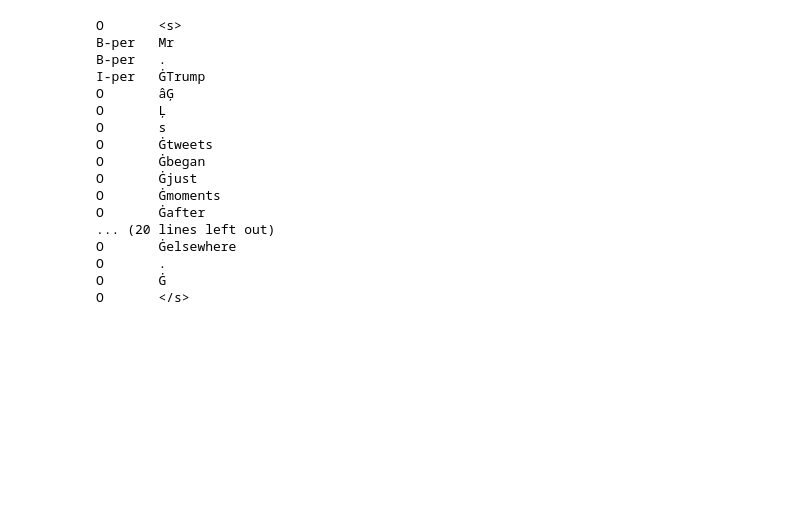
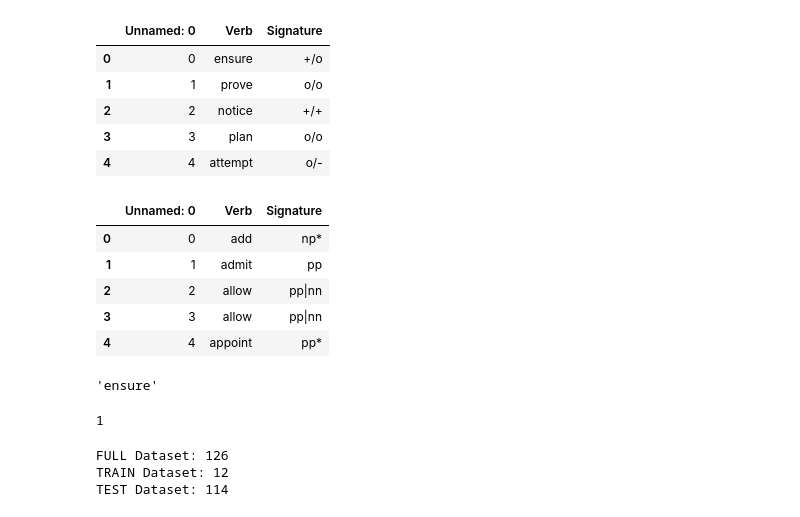
Before and after one commit to eric11eca/Udep2Mono, a Jupyter notebook: src/Transformer Named Entity Recognition.ipynb, the cells around one changed output. Drawn from its saved outputs; the diff is of its cells as text; code cells hidden in the pictures; blank space fills up the shorter version.

Commit message:
add transfomer implicative notebook

```diff
--- a/src/Transformer Named Entity Recognition.ipynb
+++ b/src/Transformer Named Entity Recognition.ipynb
@@ -345,21 +5,34 @@ for token, label_idx in zip(tokens, label_indices[0]):
-# %%
-for token, label in zip(new_tokens, new_labels):
-    print("{}\t{}".format(label, token))
-# %% [output]
-O       <s>
-B-per   Mr
-B-per   .
-I-per   ĠTrump
-O       âĢ
-O       Ļ
-O       s
-O       Ġtweets
-O       Ġbegan
-O       Ġjust
-O       Ġmoments
-O       Ġafter
-... (20 lines left out)
-O       Ġelsewhere
-O       .
-O       Ġ
-O       </s>
+# %%
+df1 = pd.read_csv("verb_veridicality.csv")
+df1.head()
+# %% [output]
+|  | Unnamed: 0 | Verb | Signature |
+| 0 | 0 | ensure | +/o |
+| 1 | 1 | prove | o/o |
+| 2 | 2 | notice | +/+ |
+| 3 | 3 | plan | o/o |
+| 4 | 4 | attempt | o/- |
+# %%
+df2 = pd.read_csv("simple_implicatives.csv")
+df2.head()
+# %% [output]
+|  | Unnamed: 0 | Verb | Signature |
+| 0 | 0 | add | np* |
+| 1 | 1 | admit | pp |
+| 2 | 2 | allow | pp|nn |
+| 3 | 3 | allow | pp|nn |
+| 4 | 4 | appoint | pp* |
+# %%
+sentences = list(df1['Verb'])
+sentences[0]
+# %% [output]
+'ensure'
+# %%
+signs = list(df1['Signature'])
+labels = []
+tag2idx = {t: i for i, t in enumerate(set(signs))}
+for i in range(len(signs)):
+    labels.append(int(tag2idx[signs[i]]))
+labels[0]
+# %% [output]
+1
@@ -365,0 +85,17 @@ O       </s>
+# %%
+train_size = 0.9
+from sklearn.model_selection import train_test_split
+train_data, test_data, train_labels, test_labels =  train_test_split(
+    sentences, labels,
+    test_size=train_size, random_state=200)
+
+print("FULL Dataset: {}".format(len(sentences)))
+print("TRAIN Dataset: {}".format(len(train_data)))
+print("TEST Dataset: {}".format(len(test_data)))
+
+training_set = SignatureData(train_data, train_labels, tokenizer, MAX_LEN)
+testing_set = SignatureData(test_data, test_labels, tokenizer, MAX_LEN)
+# %% [output]
+FULL Dataset: 126
+TRAIN Dataset: 12
+TEST Dataset: 114
```
Also changed, not shown: parts of 36 cells of this notebook.
